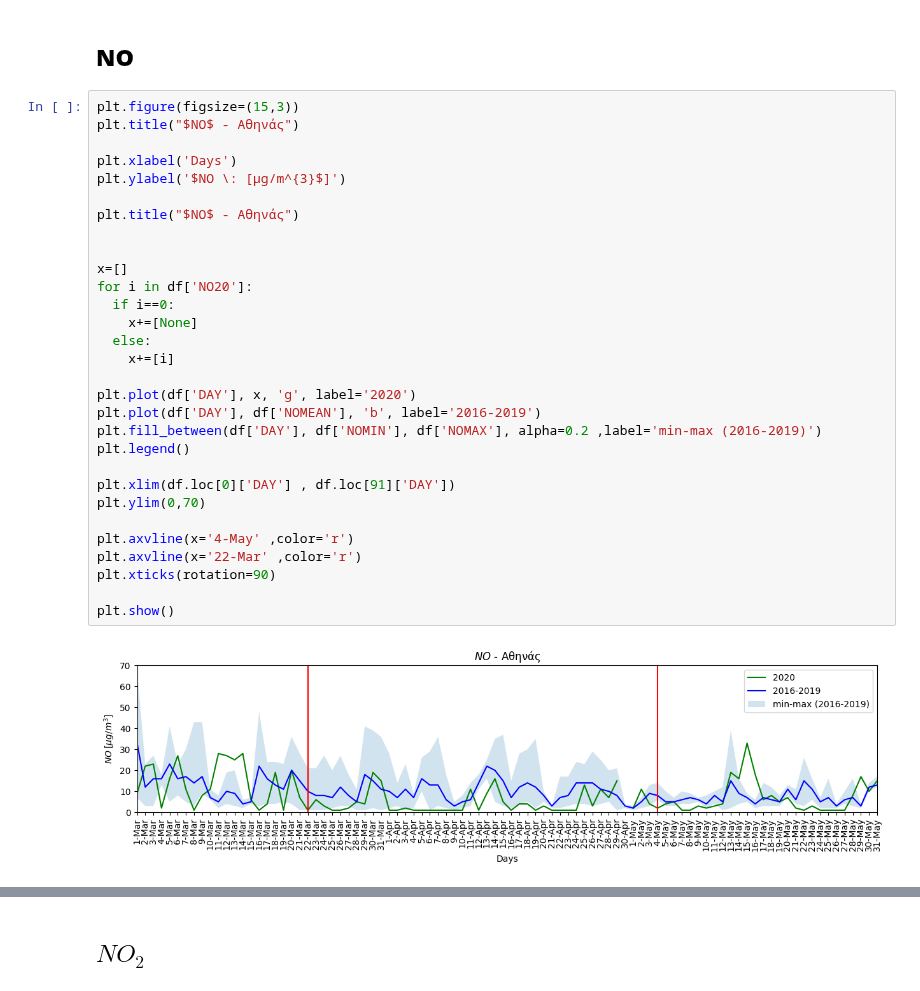
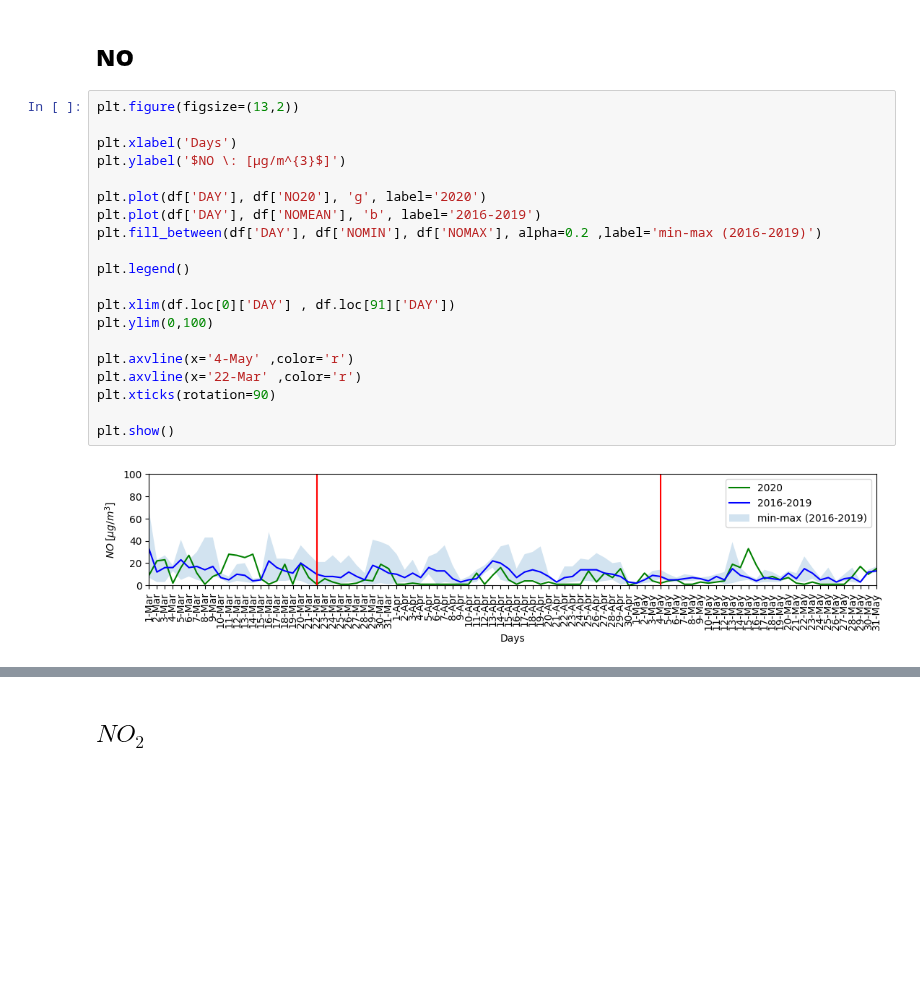
Before and after one commit to costpetrides/Air-pollution-COVID-19-impact, a Jupyter notebook: Lockdown 1/Geoponiki(SI).ipynb, the cells around one changed output, grey strips where cells are left out. Saved outputs shown, nothing was run; the diff lists cells and outputs as text; blank space fills up the shorter version.

```diff
--- a/Lockdown 1/Geoponiki(SI).ipynb
+++ b/Lockdown 1/Geoponiki(SI).ipynb
@@ -34,37 +34,27 @@ def perc(a,b):
 # %% [markdown]
 ## **NO**
 # %%
-plt.figure(figsize=(15,3))
-plt.title("$NO$ - Aθηνάς")
+plt.figure(figsize=(13,2))
 
 plt.xlabel('Days')
 plt.ylabel('$NO \: [μg/m^{3}$]')
 
-plt.title("$NO$ - Aθηνάς")
-
-
-x=[]
-for i in df['NO20']:
-  if i==0:
-    x+=[None]
-  else:
-    x+=[i]
-
-plt.plot(df['DAY'], x, 'g', label='2020')
+plt.plot(df['DAY'], df['NO20'], 'g', label='2020')
 plt.plot(df['DAY'], df['NOMEAN'], 'b', label='2016-2019')
 plt.fill_between(df['DAY'], df['NOMIN'], df['NOMAX'], alpha=0.2 ,label='min-max (2016-2019)')
+
 plt.legend()
 
 plt.xlim(df.loc[0]['DAY'] , df.loc[91]['DAY'])
-plt.ylim(0,70)
+plt.ylim(0,100)
 
 plt.axvline(x='4-May' ,color='r')
 plt.axvline(x='22-Mar' ,color='r')
 plt.xticks(rotation=90)
 
 plt.show()
 # %% [output]
-[figure, old version]
+[figure, new version]
 # %%
 Data=np.array(df['NO20'])
 Pre=Data[0:23]
```
Also changed, not shown: parts of 8 cells of this notebook.
